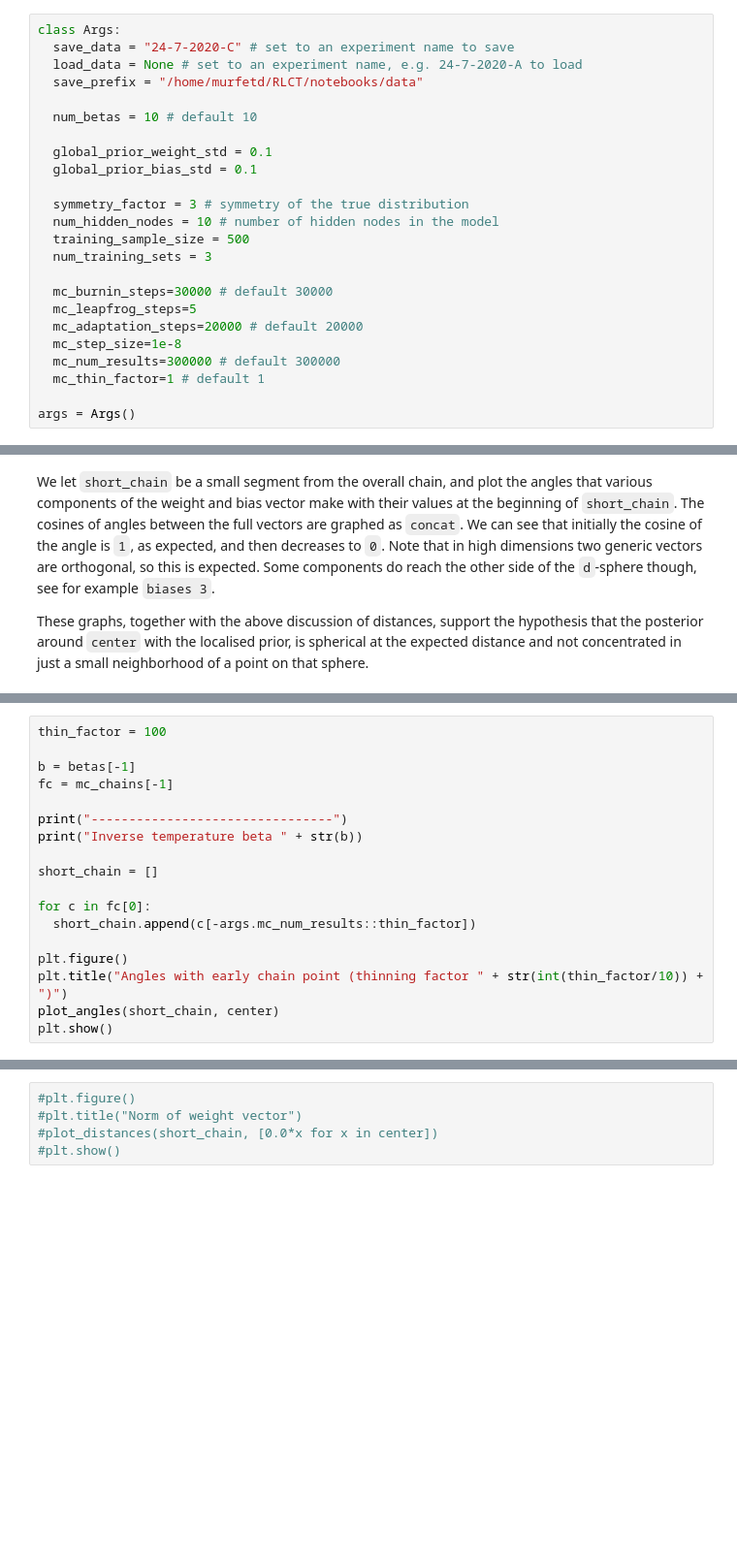
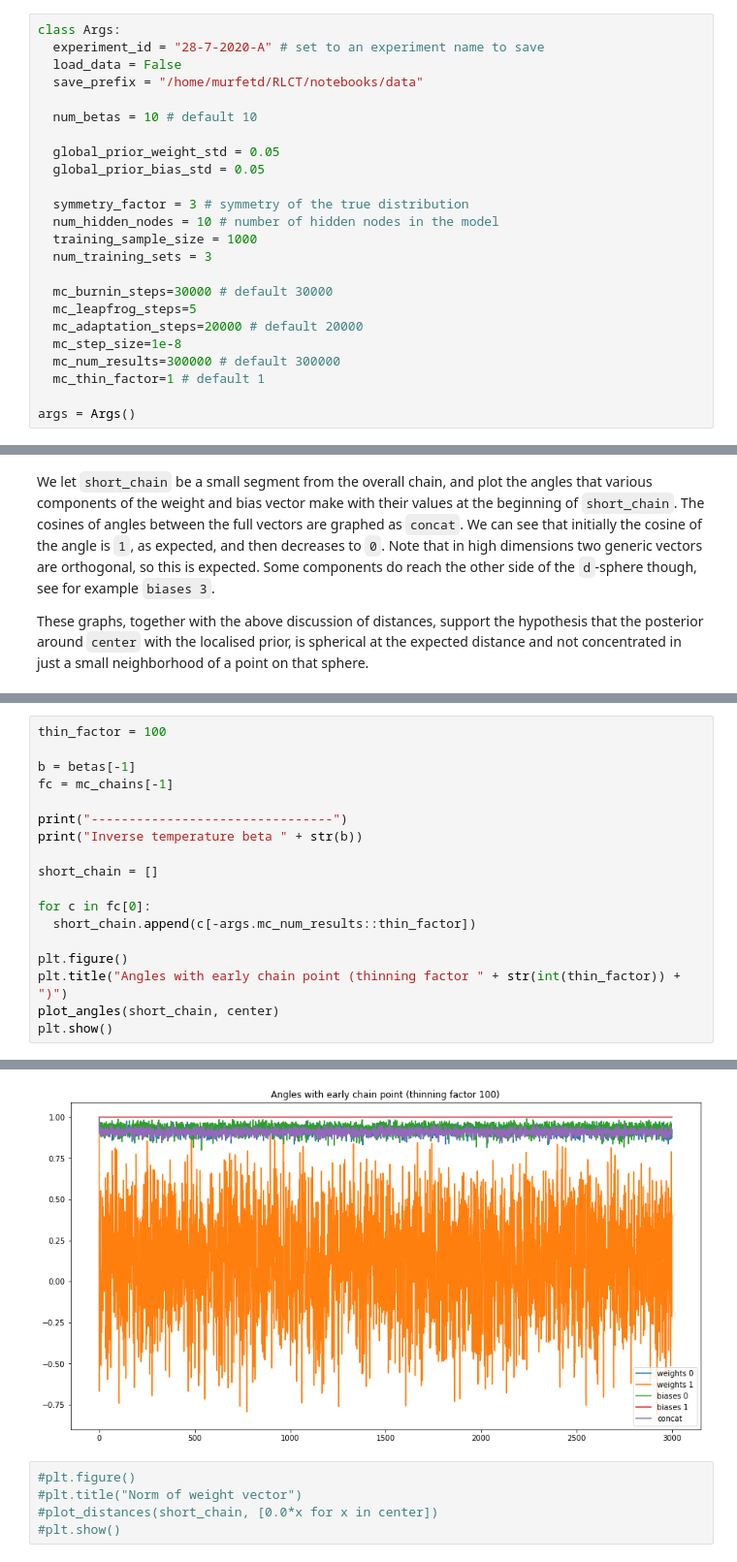
Before and after one commit to suswei/RLCT, a Jupyter notebook: notebooks/MCMC-Symmetry.ipynb, the cells around one changed output, grey strips where cells are left out. Shown at 97% size. Drawn from its saved outputs; the diff is of its cells as text; blank space fills up the shorter version.

```diff
--- a/notebooks/MCMC-Symmetry.ipynb
+++ b/notebooks/MCMC-Symmetry.ipynb
@@ -24,18 +24,18 @@ https://colab.research.google.com/drive/1bWQcuR5gaBPpow6ARKnPPL-dtf2EvTae#scroll
 https://github.com/tensorflow/probability/issues/292. In that notebook the network outputs both a mean and a standard deviation, but to follow Watanabe's theory more closely we only output the mean here.
 # %%
 class Args:
-  save_data = "24-7-2020-C" # set to an experiment name to save
-  load_data = None # set to an experiment name, e.g. 24-7-2020-A to load
+  experiment_id = "28-7-2020-A" # set to an experiment name to save
+  load_data = False
   save_prefix = "/home/murfetd/RLCT/notebooks/data"
 
   num_betas = 10 # default 10
 
-  global_prior_weight_std = 0.1
-  global_prior_bias_std = 0.1
+  global_prior_weight_std = 0.05
+  global_prior_bias_std = 0.05
 
   symmetry_factor = 3 # symmetry of the true distribution
   num_hidden_nodes = 10 # number of hidden nodes in the model
-  training_sample_size = 500
+  training_sample_size = 1000
   num_training_sets = 3
 
   mc_burnin_steps=30000 # default 30000
@@ -696,6 +736,7 @@ for c in fc[0]:
   short_chain.append(c[-args.mc_num_results::thin_factor])
 
 plt.figure()
-plt.title("Angles with early chain point (thinning factor " + str(int(thin_factor/10)) + ")")
+plt.title("Angles with early chain point (thinning factor " + str(int(thin_factor)) + ")")
 plot_angles(short_chain, center)
 plt.show()
+# %% [output]
@@ -702,3 +745,4 @@ plt.show()
+[figure, added]
 # %%
 #plt.figure()
 #plt.title("Norm of weight vector")
```
Also changed, not shown: parts of 11 cells of this notebook.
